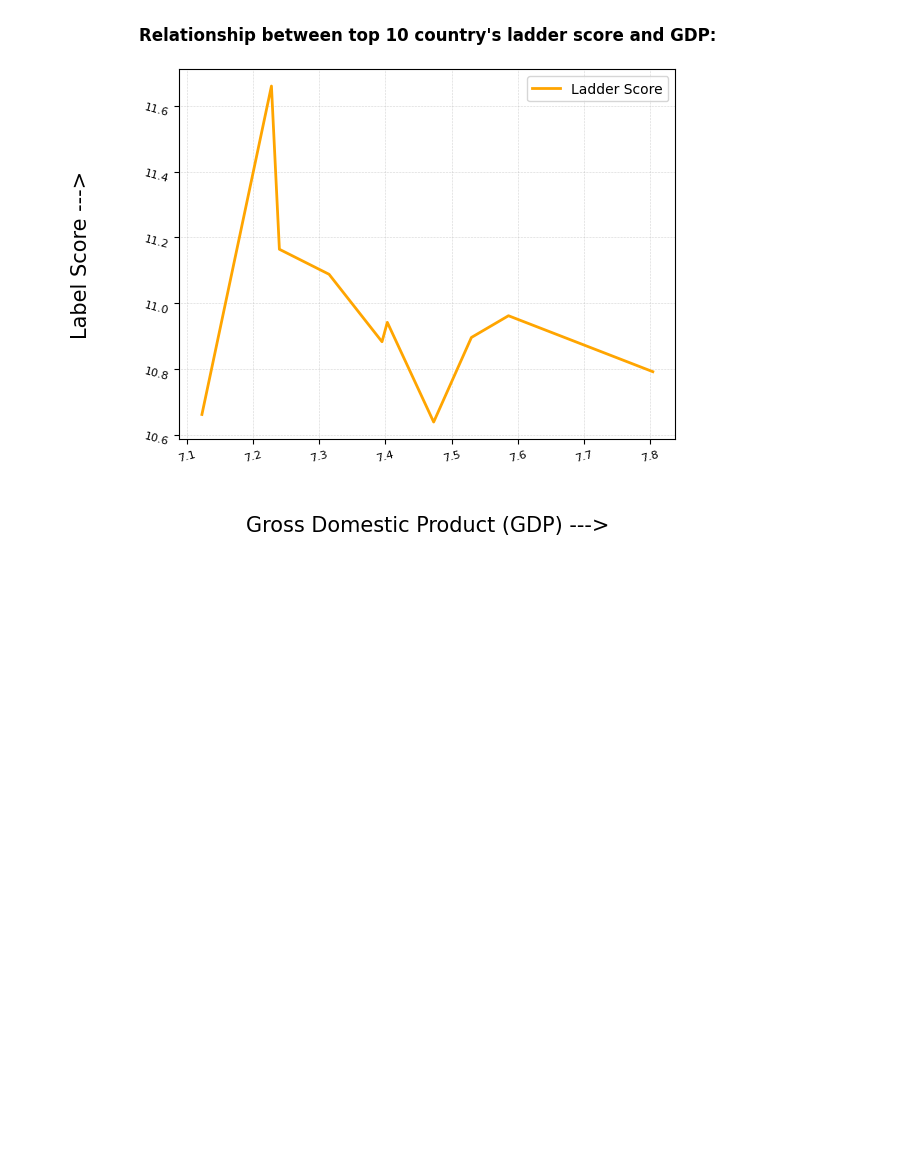
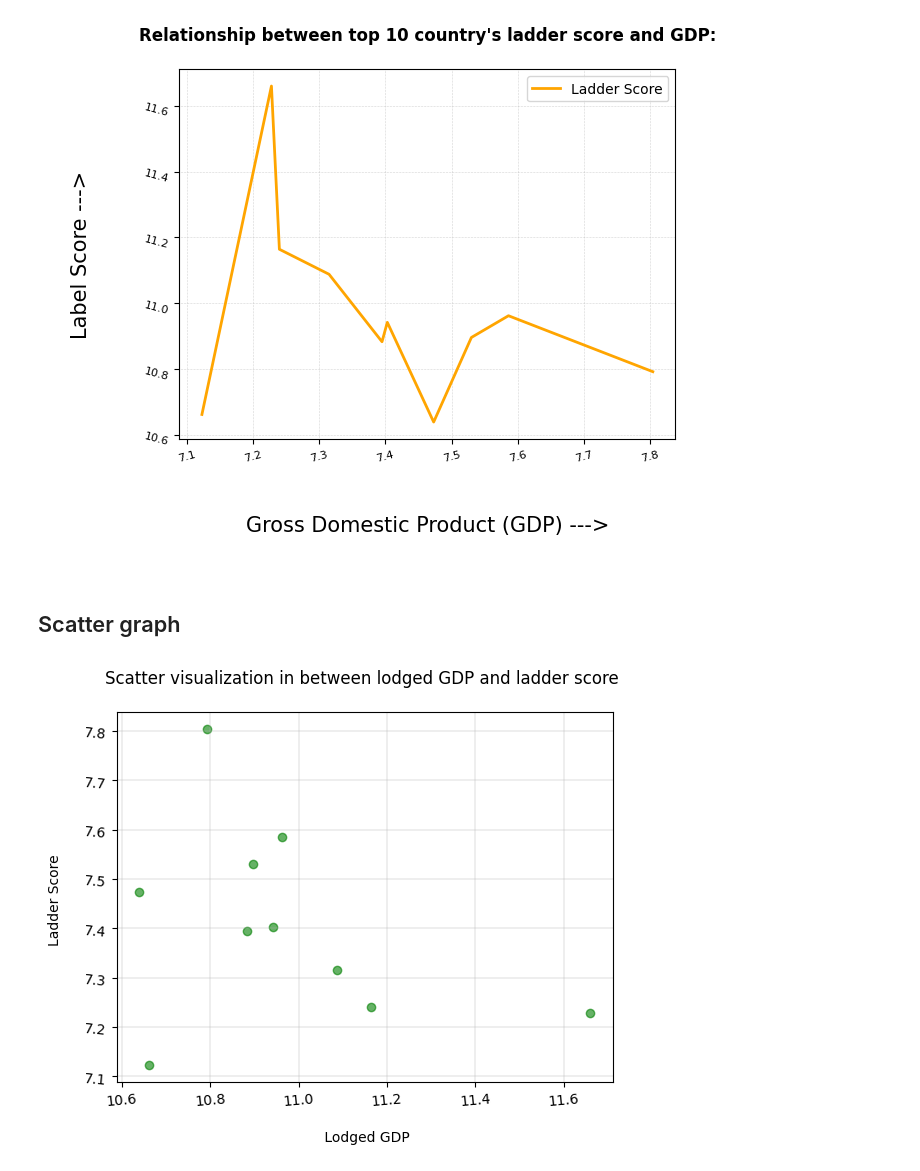
Before and after one commit to Neeschal1/Plotty, a Jupyter notebook: Mini_project.ipynb, the cells around one changed output. Drawn from its saved outputs; the diff is of its cells as text; code cells hidden in the pictures; blank space fills up the shorter version.

Commit message:
Visualization using scatter plots

```diff
--- a/Mini_project.ipynb
+++ b/Mini_project.ipynb
@@ -103,3 +103,24 @@ plt.grid(True, linestyle=":", linewidth=0.4)
 plt.show()
 # %% [output]
 [figure]
+# %% [markdown]
+## Scatter graph
+# %%
+ladder_score = df["Ladder score"].iloc[:10]
+lodged_GDP = df["Logged GDP per capita"].iloc[:10]
+
+plt.scatter(
+    lodged_GDP,
+    ladder_score,
+    color="green",
+    alpha = 0.6
+)
+plt.title("Scatter visualization in between lodged GDP and ladder score \n")
+plt.ylabel("Ladder Score \n")
+plt.xlabel("\n Lodged GDP")
+plt.xticks(rotation=5)
+plt.yticks(rotation=-5)
+plt.grid(True, linestyle="-", linewidth=0.3)
+plt.show()
+# %% [output]
+[figure, added]
```
